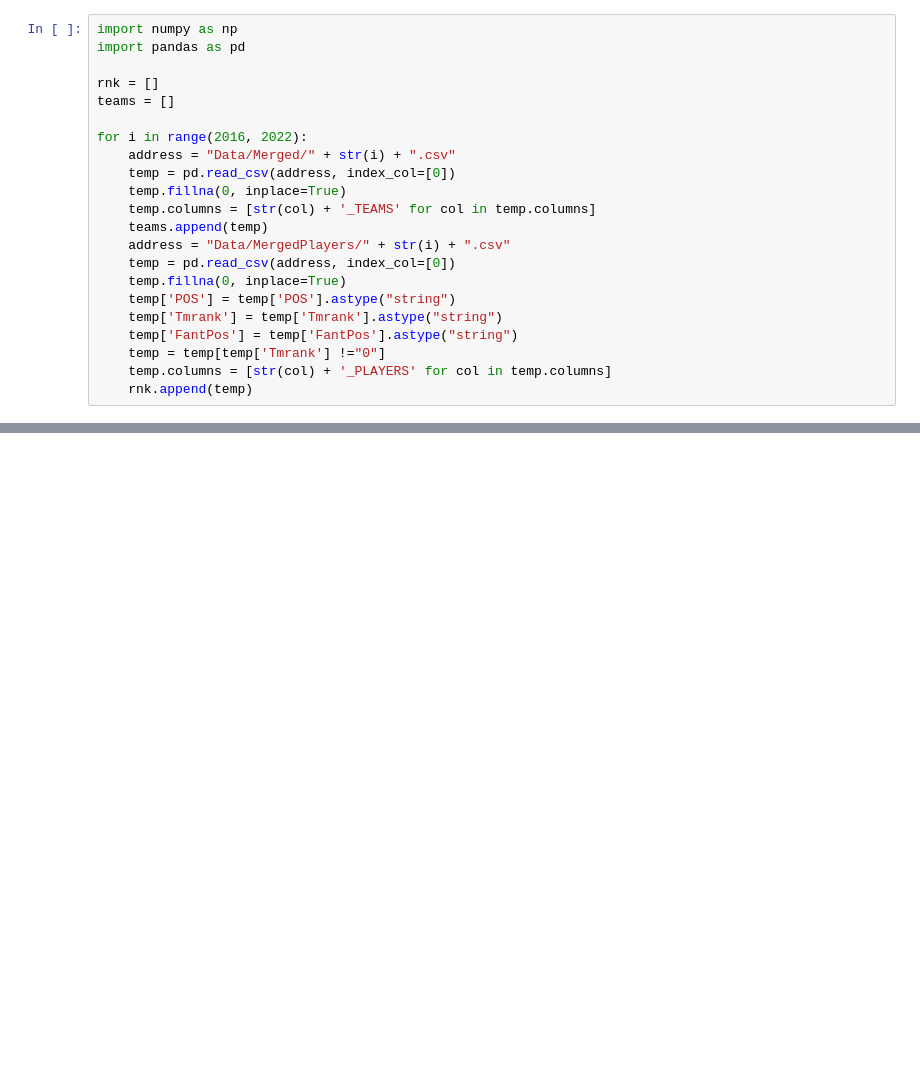
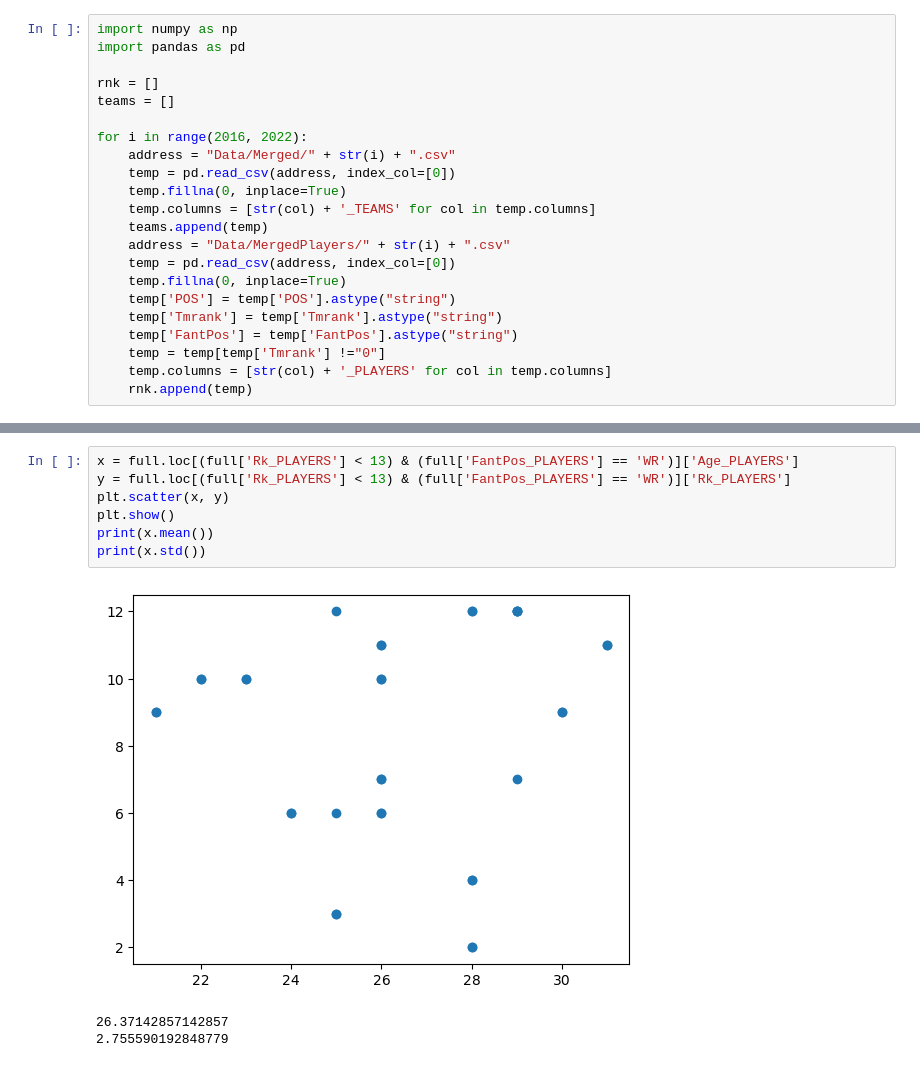
Before and after one commit to kahshiuhtang/Draft-Adivisor, a Jupyter notebook: Notebooks/TeamStudy.ipynb, the cells around one changed output, grey strips where cells are left out. Saved outputs shown, nothing was run; the diff lists cells and outputs as text; blank space fills up the shorter version.

```diff
--- a/Notebooks/TeamStudy.ipynb
+++ b/Notebooks/TeamStudy.ipynb
@@ -326,0 +348,11 @@ for i in range(6):
+# %%
+x = full.loc[(full['Rk_PLAYERS'] < 13) & (full['FantPos_PLAYERS'] == 'WR')]['Age_PLAYERS']
+y = full.loc[(full['Rk_PLAYERS'] < 13) & (full['FantPos_PLAYERS'] == 'WR')]['Rk_PLAYERS']
+plt.scatter(x, y)
+plt.show()
+print(x.mean())
+print(x.std())
+# %% [output]
+[figure, added]
+26.37142857142857
+2.755590192848779
```
Also changed, not shown: parts of 8 cells of this notebook.
